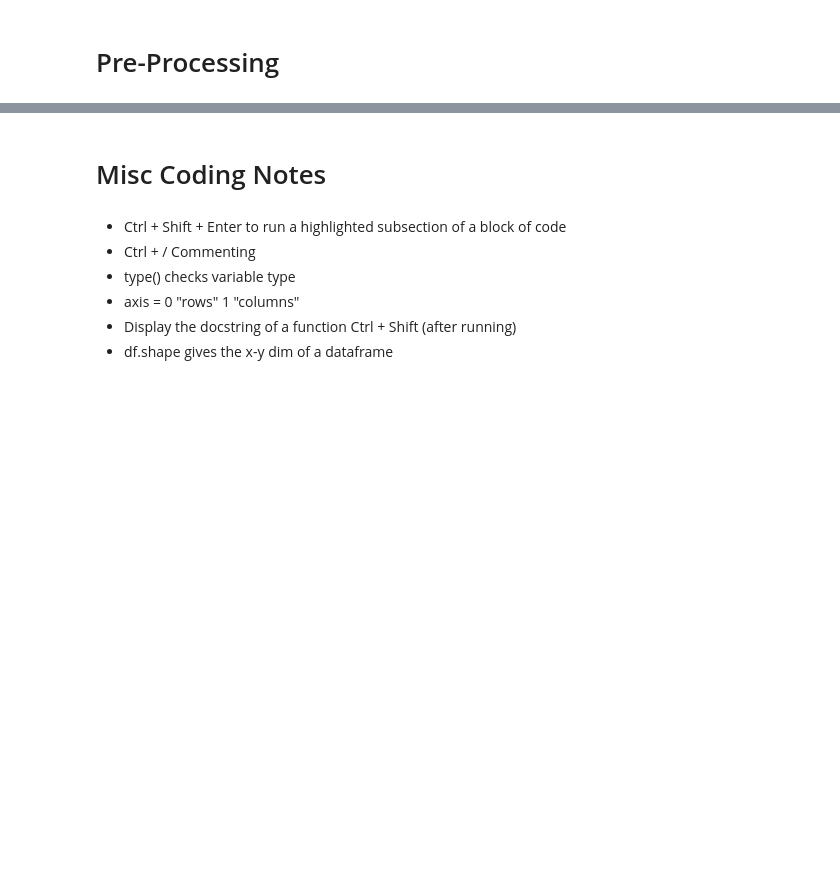
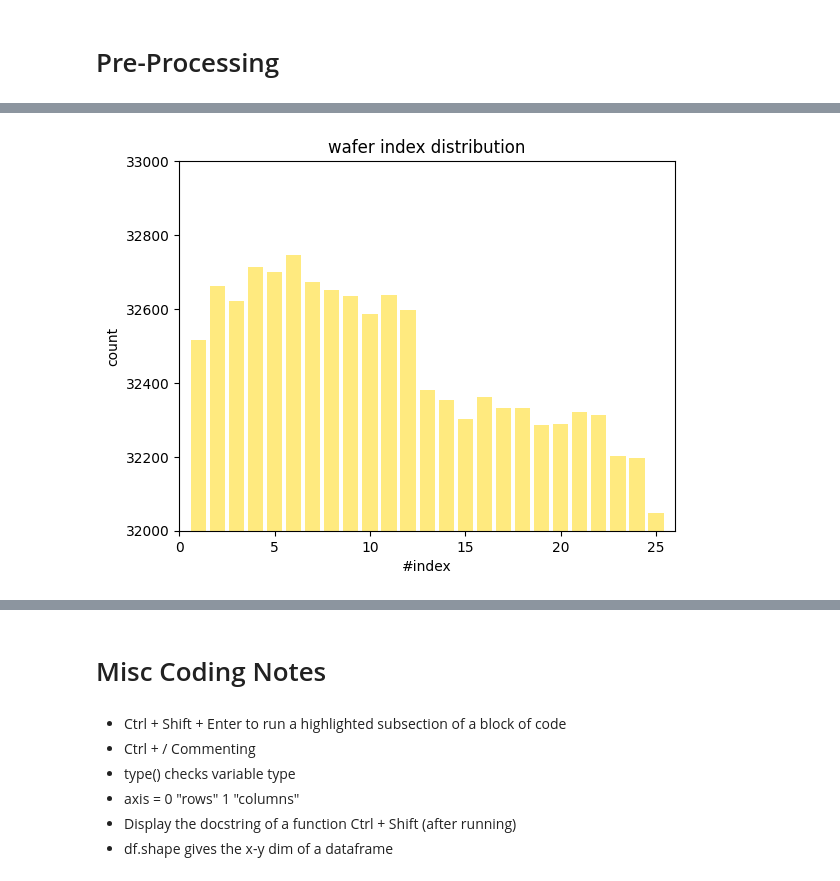
Before and after one commit to brian-calderon/Project_IV, a Jupyter notebook: ProjectIV_V1_0.ipynb, the cells around one changed output, grey strips where cells are left out. Drawn from its saved outputs; the diff is of its cells as text; code cells hidden in the pictures; blank space fills up the shorter version.

```diff
--- a/ProjectIV_V1_0.ipynb
+++ b/ProjectIV_V1_0.ipynb
@@ -420,0 +98,5 @@ See the caveats in the documentation: https://pandas.pydata.org/pandas-docs/stab
+# %%
+################################################################################
+# ----------------------------Renaming Columns---------------------------------
+################################################################################
+clean_df = df.rename(columns={'trianTestLabel': 'trainTestLabel'})
@@ -420,0 +149,23 @@ See the caveats in the documentation: https://pandas.pydata.org/pandas-docs/stab
+# %%
+################################################################################
+#-----------------------Encode Failure Type labels------------------------------
+################################################################################
+encoders = {
+    'Center': 0,
+    'Donut': 1,
+    'Edge-Loc': 2,
+    'Edge-Ring': 3,
+    'Loc': 4,
+    'Random': 5,
+    'Scratch': 6,
+    'Near-full': 7,
+    'none': 8,
+    '[]': 9
+    }
+# NOTE: You have change the column 'failureType' to type 'object' before you
+# an replace its string values with numeric. Object functions as multiple types,
+# whereas string can only be replaced with other strings.
+clean_df['failureNum'] = clean_df['failureType'].astype(object).replace(encoders)
+clean_df.reset_index(inplace = True, drop = True)# reseting index inplace
+print(clean_df.info())
+clean_df.head()
@@ -420,0 +213,14 @@ See the caveats in the documentation: https://pandas.pydata.org/pandas-docs/stab
+# %%
+################################################################################
+#----------------------------Wafer Index Bar Plot-------------------------------
+################################################################################
+unique_index = np.unique(clean_df['waferIndex'], return_counts=True)
+plt.bar(unique_index[0], unique_index[1], color='gold', align='center', alpha=0.5)
+plt.title('wafer index distribution')
+plt.xlabel('#index')
+plt.ylabel('count')
+plt.xlim(0, 26)
+plt.ylim(32000, 33000)
+plt.show()
+# %% [output]
+[figure, added]
```
Also changed, not shown: parts of 47 cells of this notebook.
